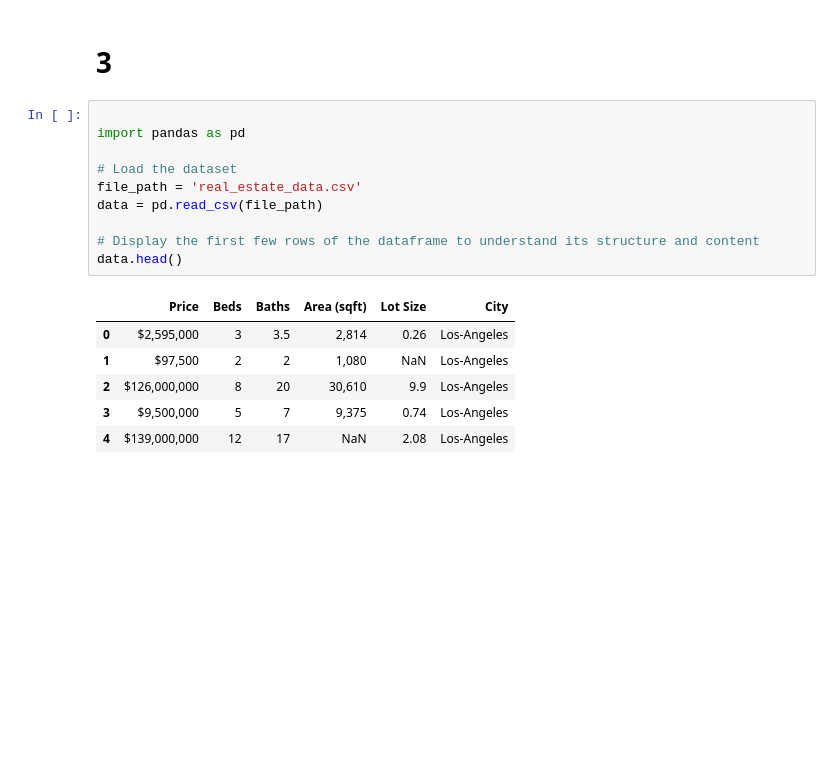
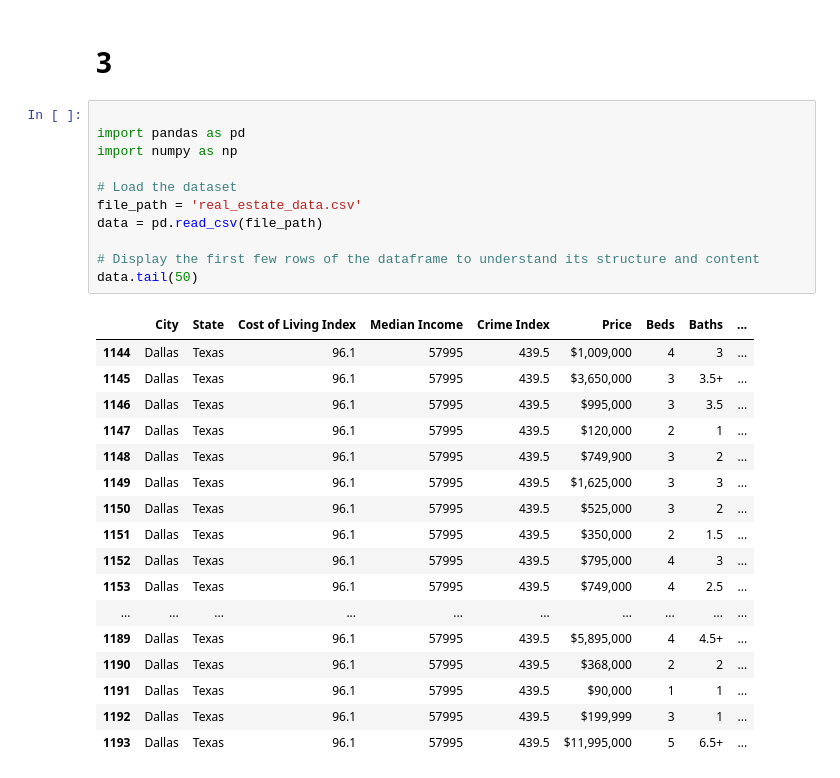
Before and after one commit to ekye0512/STA14B, a Jupyter notebook: HouseInformation.ipynb, the cells around one changed output. Saved outputs shown, nothing was run; the diff lists cells and outputs as text; blank space fills up the shorter version.

Commit message:
updated code with new merged dataframe

```diff
--- a/HouseInformation.ipynb
+++ b/HouseInformation.ipynb
@@ -187,20 +264,32 @@ for attomId in ids:
 # %%
 
 import pandas as pd
+import numpy as np
 
 # Load the dataset
 file_path = 'real_estate_data.csv'
 data = pd.read_csv(file_path)
 
 # Display the first few rows of the dataframe to understand its structure and content
-data.head()
+data.tail(50)
 # %% [output]
-|  | Price | Beds | Baths | Area (sqft) | Lot Size | City |
-| 0 | $2,595,000 | 3 | 3.5 | 2,814 | 0.26 | Los-Angeles |
-| 1 | $97,500 | 2 | 2 | 1,080 | NaN | Los-Angeles |
-| 2 | $126,000,000 | 8 | 20 | 30,610 | 9.9 | Los-Angeles |
-| 3 | $9,500,000 | 5 | 7 | 9,375 | 0.74 | Los-Angeles |
-| 4 | $139,000,000 | 12 | 17 | NaN | 2.08 | Los-Angeles |
+|  | City | State | Cost of Living Index | Median Income | Crime Index | Price | Beds | Baths | ... |
+| 1144 | Dallas | Texas | 96.1 | 57995 | 439.5 | $1,009,000 | 4 | 3 | ... |
+| 1145 | Dallas | Texas | 96.1 | 57995 | 439.5 | $3,650,000 | 3 | 3.5+ | ... |
+| 1146 | Dallas | Texas | 96.1 | 57995 | 439.5 | $995,000 | 3 | 3.5 | ... |
+| 1147 | Dallas | Texas | 96.1 | 57995 | 439.5 | $120,000 | 2 | 1 | ... |
+| 1148 | Dallas | Texas | 96.1 | 57995 | 439.5 | $749,900 | 3 | 2 | ... |
+| 1149 | Dallas | Texas | 96.1 | 57995 | 439.5 | $1,625,000 | 3 | 3 | ... |
+| 1150 | Dallas | Texas | 96.1 | 57995 | 439.5 | $525,000 | 3 | 2 | ... |
+| 1151 | Dallas | Texas | 96.1 | 57995 | 439.5 | $350,000 | 2 | 1.5 | ... |
+| 1152 | Dallas | Texas | 96.1 | 57995 | 439.5 | $795,000 | 4 | 3 | ... |
+| 1153 | Dallas | Texas | 96.1 | 57995 | 439.5 | $749,000 | 4 | 2.5 | ... |
+| ... | ... | ... | ... | ... | ... | ... | ... | ... | ... |
+| 1189 | Dallas | Texas | 96.1 | 57995 | 439.5 | $5,895,000 | 4 | 4.5+ | ... |
+| 1190 | Dallas | Texas | 96.1 | 57995 | 439.5 | $368,000 | 2 | 2 | ... |
+| 1191 | Dallas | Texas | 96.1 | 57995 | 439.5 | $90,000 | 1 | 1 | ... |
+| 1192 | Dallas | Texas | 96.1 | 57995 | 439.5 | $199,999 | 3 | 1 | ... |
+| 1193 | Dallas | Texas | 96.1 | 57995 | 439.5 | $11,995,000 | 5 | 6.5+ | ... |
 # %%
 
 # Remove currency symbols and commas from 'Price', then convert to numeric
```
Also changed, not shown: parts of 15 cells of this notebook.
